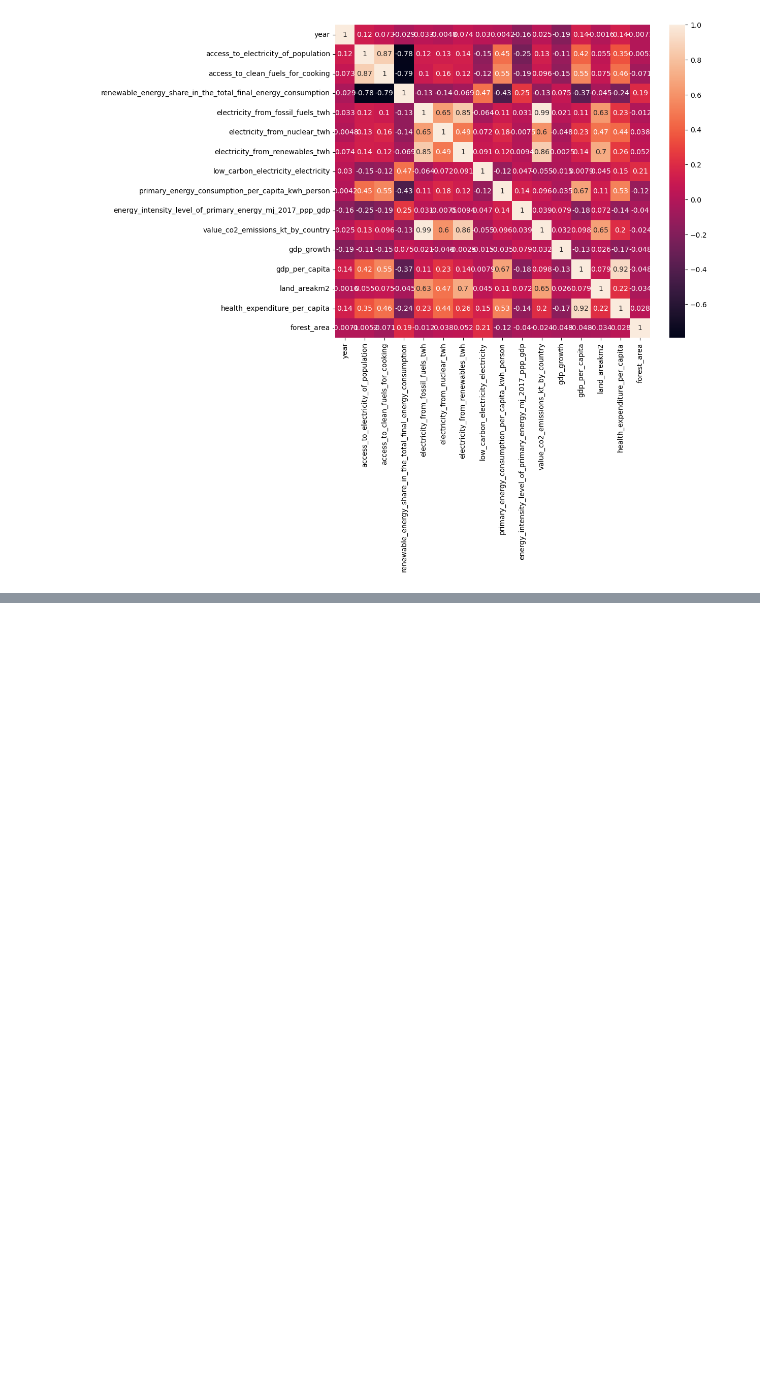
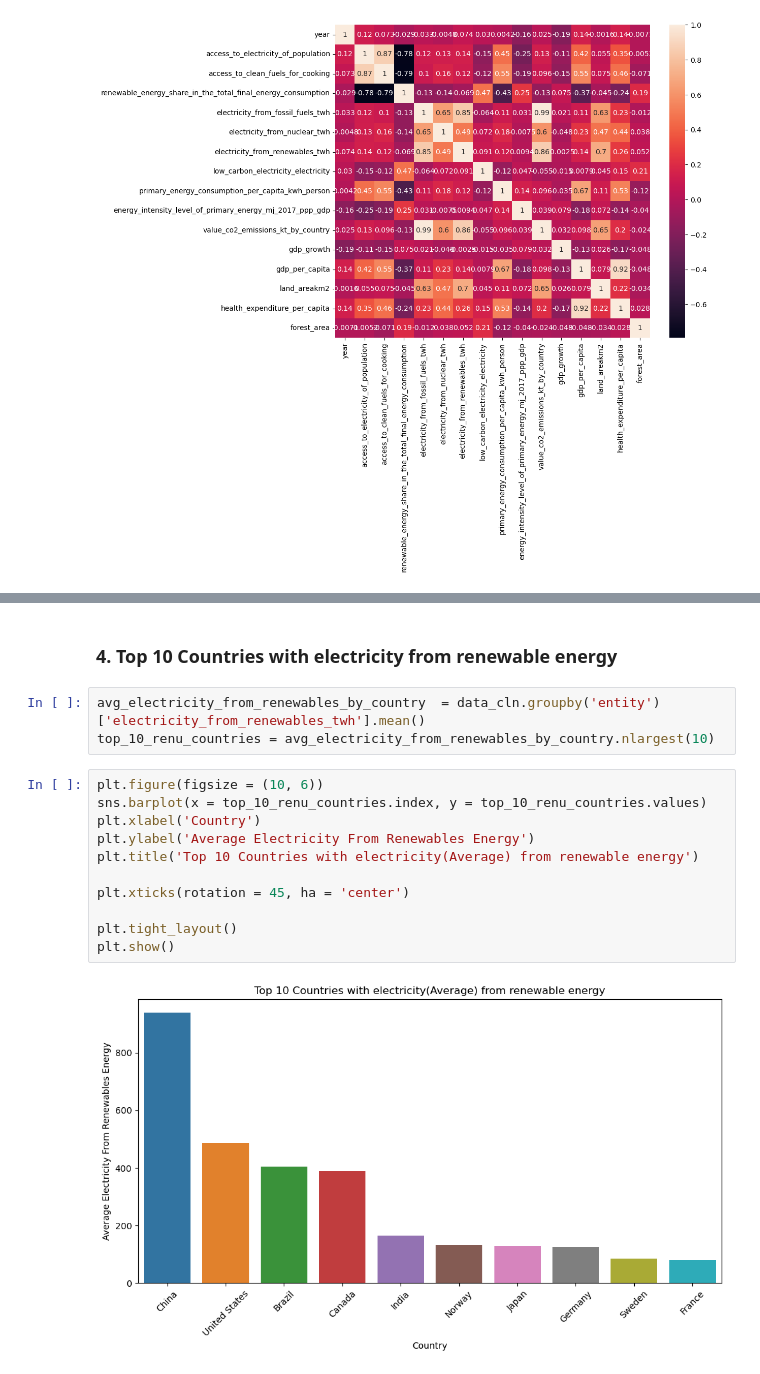
Before and after one commit to mayusuf/Global-Data-on-Sustainable-Energy, a Jupyter notebook: main.ipynb, the cells around one changed output, grey strips where cells are left out. Drawn from its saved outputs; the diff is of its cells as text; blank space fills up the shorter version.

```diff
--- a/main.ipynb
+++ b/main.ipynb
@@ -555,0 +616,18 @@ plot_world_map(column_name, title)
+# %% [markdown]
+### 4. Top 10 Countries with electricity from renewable energy
+# %%
+avg_electricity_from_renewables_by_country  = data_cln.groupby('entity')['electricity_from_renewables_twh'].mean()
+top_10_renu_countries = avg_electricity_from_renewables_by_country.nlargest(10)
+# %%
+plt.figure(figsize = (10, 6))
+sns.barplot(x = top_10_renu_countries.index, y = top_10_renu_countries.values)
+plt.xlabel('Country')
+plt.ylabel('Average Electricity From Renewables Energy')
+plt.title('Top 10 Countries with electricity(Average) from renewable energy')
+
+plt.xticks(rotation = 45, ha = 'center')
+
+plt.tight_layout()
+plt.show()
+# %% [output]
+[figure, added]
```
Also changed, not shown: parts of 76 cells of this notebook, 2 other files.
